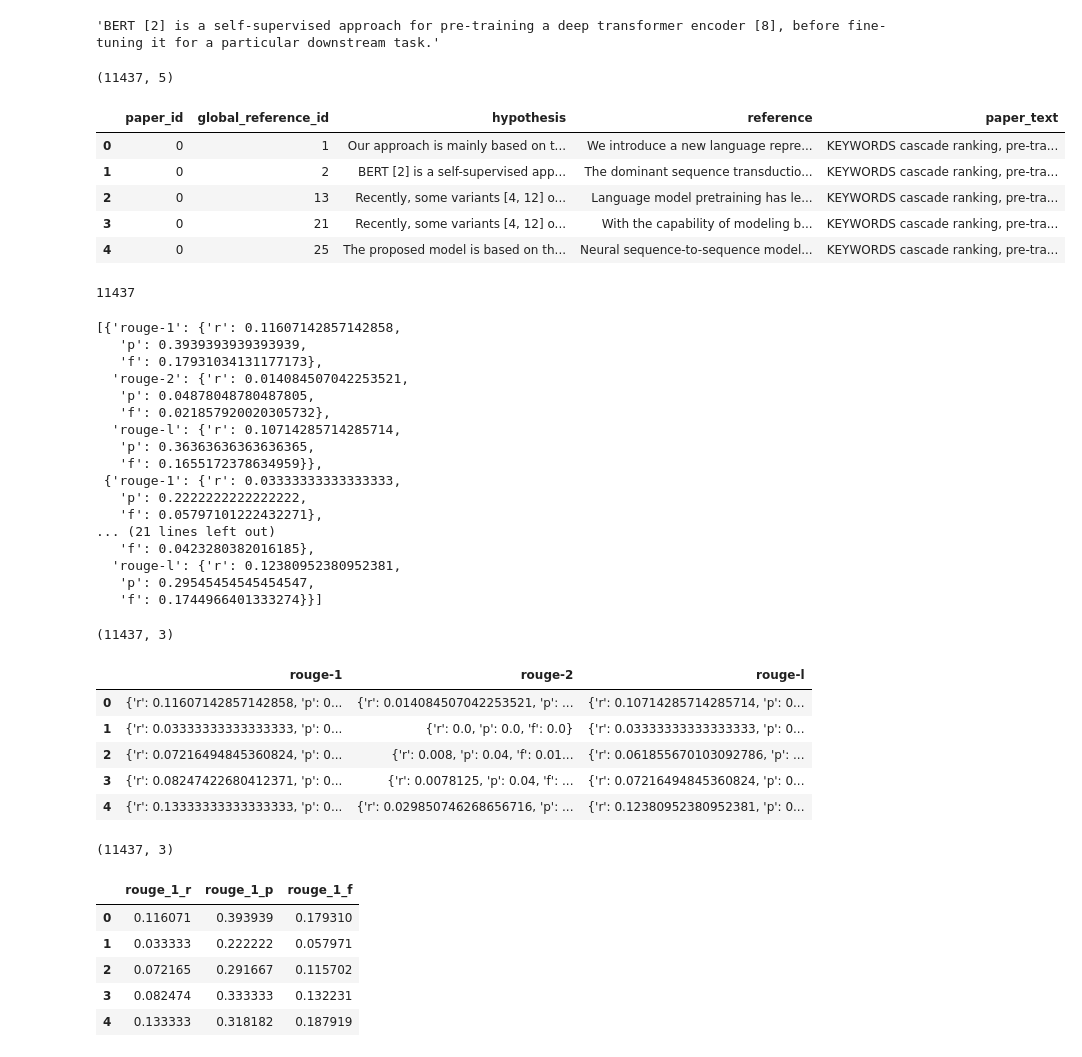
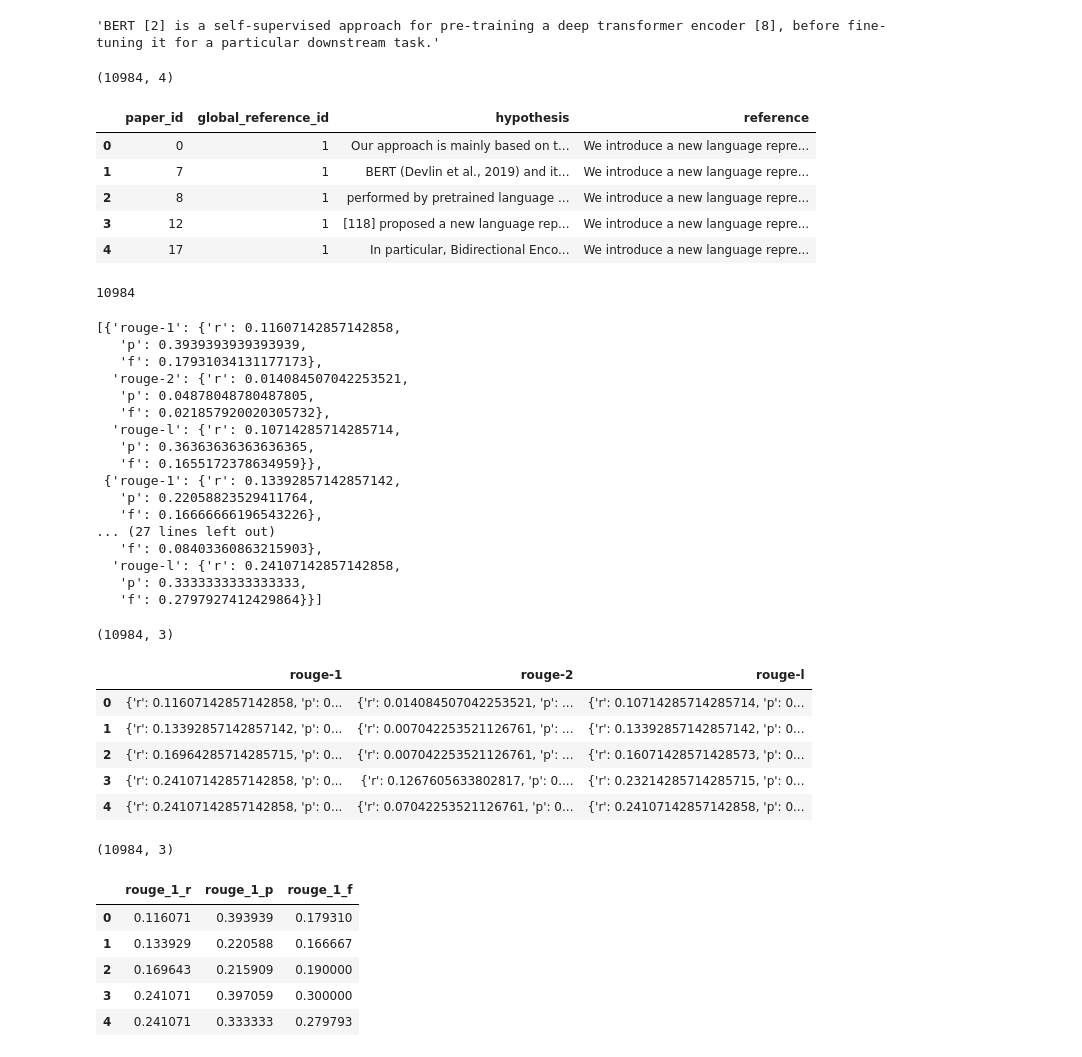
Before and after one commit to jarobyte91/rouge_sciqfs, a Jupyter notebook: notebooks/2_baseline.ipynb, the cells around one changed output. Drawn from its saved outputs; the diff is of its cells as text; code cells hidden in the pictures.

Commit message:
duplicate references fixed

```diff
--- a/notebooks/2_baseline.ipynb
+++ b/notebooks/2_baseline.ipynb
@@ -101,26 +101,25 @@ retrieved.iloc[1].context
 'BERT [2] is a self-supervised approach for pre-training a deep transformer encoder [8], before fine-tuning it for a particular downstream task.'
 # %%
 queries = retrieved.merge(references.drop(columns = "title"), on = "global_reference_id")\
-.merge(papers.drop(columns = ["abstract", "title"]), on = "paper_id")\
 .rename(columns = {"abstract":"reference", "context":"hypothesis", "text":"paper_text"})\
 .dropna()\
 .reset_index(drop = True)
 show(queries)
 # %% [output]
-(11437, 5)
+(10984, 4)
-|  | paper_id | global_reference_id | hypothesis | reference | paper_text |
-| 0 | 0 | 1 | Our approach is mainly based on t... | We introduce a new language repre... | KEYWORDS cascade ranking, pre-tra... |
-| 1 | 0 | 2 | BERT [2] is a self-supervised app... | The dominant sequence transductio... | KEYWORDS cascade ranking, pre-tra... |
-| 2 | 0 | 13 | Recently, some variants [4, 12] o... | Language model pretraining has le... | KEYWORDS cascade ranking, pre-tra... |
-| 3 | 0 | 21 | Recently, some variants [4, 12] o... | With the capability of modeling b... | KEYWORDS cascade ranking, pre-tra... |
-| 4 | 0 | 25 | The proposed model is based on th... | Neural sequence-to-sequence model... | KEYWORDS cascade ranking, pre-tra... |
+|  | paper_id | global_reference_id | hypothesis | reference |
+| 0 | 0 | 1 | Our approach is mainly based on t... | We introduce a new language repre... |
+| 1 | 7 | 1 | BERT (Devlin et al., 2019) and it... | We introduce a new language repre... |
+| 2 | 8 | 1 | performed by pretrained language ... | We introduce a new language repre... |
+| 3 | 12 | 1 | [118] proposed a new language rep... | We introduce a new language repre... |
+| 4 | 17 | 1 | In particular, Bidirectional Enco... | We introduce a new language repre... |
 # %%
 rouge = Rouge()
 scores = rouge.get_scores(hyps = queries.hypothesis, refs = queries.reference)
 print(len(scores))
 scores[:5]
 # %% [output]
-11437
+10984
 [{'rouge-1': {'r': 0.11607142857142858,
    'p': 0.3939393939393939,
    'f': 0.17931034131177173},
@@ -130,37 +129,37 @@ scores[:5]
   'rouge-l': {'r': 0.10714285714285714,
    'p': 0.36363636363636365,
    'f': 0.1655172378634959}},
- {'rouge-1': {'r': 0.03333333333333333,
-   'p': 0.2222222222222222,
-   'f': 0.05797101222432271},
-... (21 lines left out)
-   'f': 0.0423280382016185},
-  'rouge-l': {'r': 0.12380952380952381,
-   'p': 0.29545454545454547,
-   'f': 0.1744966401333274}}]
+ {'rouge-1': {'r': 0.13392857142857142,
+   'p': 0.22058823529411764,
+   'f': 0.16666666196543226},
+... (27 lines left out)
+   'f': 0.08403360863215903},
+  'rouge-l': {'r': 0.24107142857142858,
+   'p': 0.3333333333333333,
+   'f': 0.2797927412429864}}]
 # %%
 rouge_df = pd.DataFrame.from_records(scores)
 show(rouge_df)
 # %% [output]
-(11437, 3)
+(10984, 3)
 |  | rouge-1 | rouge-2 | rouge-l |
 | 0 | {'r': 0.11607142857142858, 'p': 0... | {'r': 0.014084507042253521, 'p': ... | {'r': 0.10714285714285714, 'p': 0... |
-| 1 | {'r': 0.03333333333333333, 'p': 0... | {'r': 0.0, 'p': 0.0, 'f': 0.0} | {'r': 0.03333333333333333, 'p': 0... |
-| 2 | {'r': 0.07216494845360824, 'p': 0... | {'r': 0.008, 'p': 0.04, 'f': 0.01... | {'r': 0.061855670103092786, 'p': ... |
-| 3 | {'r': 0.08247422680412371, 'p': 0... | {'r': 0.0078125, 'p': 0.04, 'f': ... | {'r': 0.07216494845360824, 'p': 0... |
-| 4 | {'r': 0.13333333333333333, 'p': 0... | {'r': 0.029850746268656716, 'p': ... | {'r': 0.12380952380952381, 'p': 0... |
+| 1 | {'r': 0.13392857142857142, 'p': 0... | {'r': 0.007042253521126761, 'p': ... | {'r': 0.13392857142857142, 'p': 0... |
+| 2 | {'r': 0.16964285714285715, 'p': 0... | {'r': 0.007042253521126761, 'p': ... | {'r': 0.16071428571428573, 'p': 0... |
+| 3 | {'r': 0.24107142857142858, 'p': 0... | {'r': 0.1267605633802817, 'p': 0.... | {'r': 0.23214285714285715, 'p': 0... |
+| 4 | {'r': 0.24107142857142858, 'p': 0... | {'r': 0.07042253521126761, 'p': 0... | {'r': 0.24107142857142858, 'p': 0... |
 # %%
 rouge_1 = pd.DataFrame.from_records(rouge_df["rouge-1"])\
 .rename(columns = {"f":"rouge_1_f", "r":"rouge_1_r", "p":"rouge_1_p"})
 show(rouge_1)
 # %% [output]
-(11437, 3)
+(10984, 3)
 |  | rouge_1_r | rouge_1_p | rouge_1_f |
 | 0 | 0.116071 | 0.393939 | 0.179310 |
-| 1 | 0.033333 | 0.222222 | 0.057971 |
-| 2 | 0.072165 | 0.291667 | 0.115702 |
-| 3 | 0.082474 | 0.333333 | 0.132231 |
-| 4 | 0.133333 | 0.318182 | 0.187919 |
+| 1 | 0.133929 | 0.220588 | 0.166667 |
+| 2 | 0.169643 | 0.215909 | 0.190000 |
+| 3 | 0.241071 | 0.397059 | 0.300000 |
+| 4 | 0.241071 | 0.333333 | 0.279793 |
 # %%
 rouge_2 = pd.DataFrame.from_records(rouge_df["rouge-2"])\
 .rename(columns = {"f":"rouge_2_f", "r":"rouge_2_r", "p":"rouge_2_p"})
```
Also changed, not shown: parts of 15 cells of this notebook, 2 other files.
